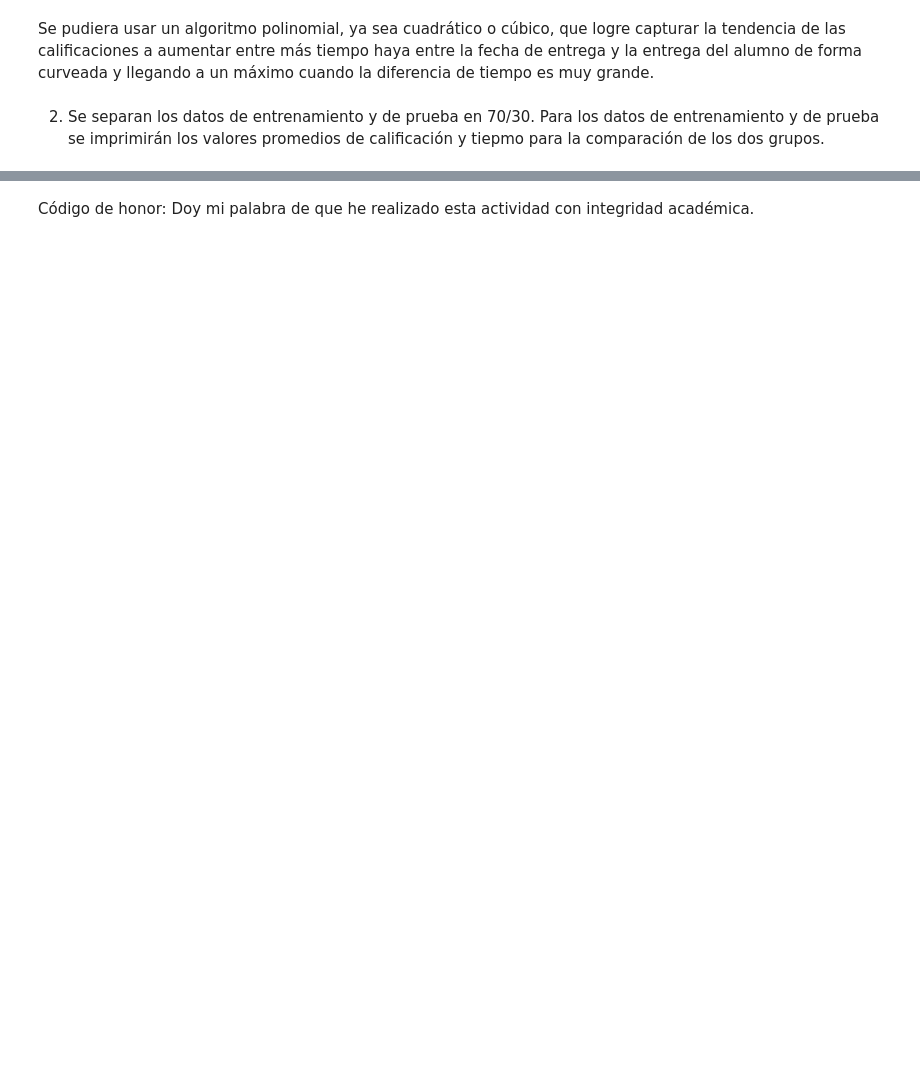
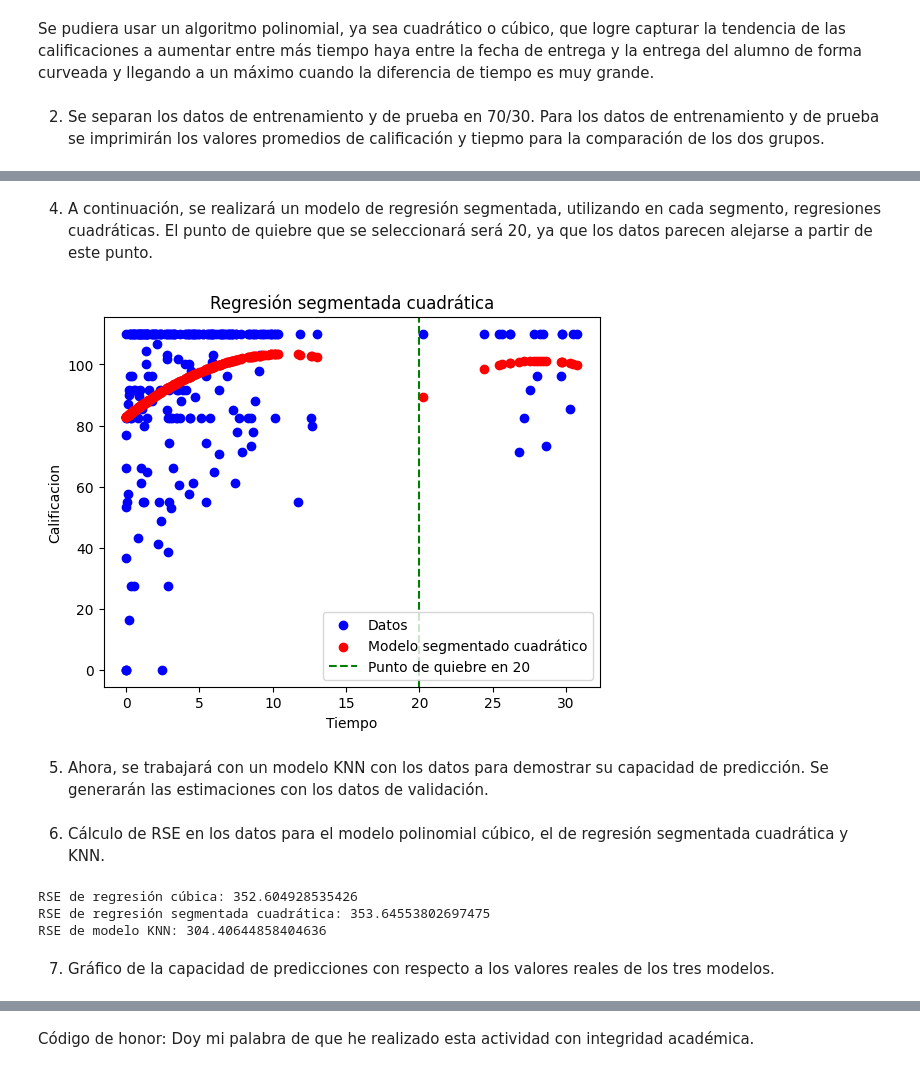
Before and after one commit to joe-chic/inteligencia_artificial_I, a Jupyter notebook: A1.6/A1.6 504065.ipynb, the cells around one changed output, grey strips where cells are left out. Cells and saved outputs as stored; diff of their text form; code cells hidden in the pictures; blank space fills up the shorter version.

```diff
--- a/A1.6/A1.6 504065.ipynb
+++ b/A1.6/A1.6 504065.ipynb
@@ -95,0 +181,35 @@ ValueError: Expected a 2-dimensional container but got <class 'pandas.core.serie
+# %% [markdown]
+4. A continuación, se realizará un modelo de regresión segmentada, utilizando en cada segmento, regresiones cuadráticas. El punto de quiebre que se seleccionará será 20, ya que los datos parecen alejarse a partir de este punto.
+# %%
+X_np = X_train.values.reshape(-1, 1)
+
+knot = 20
+
+X_transformed = np.hstack([
+    X_np,  # Original feature (Tiempo)
+    X_np**2,  # Quadratic term for the first segment
+    np.maximum(0, X_np - knot),  # Linear term for the second segment
+    np.maximum(0, X_np - knot)**2  # Quadratic term for the second segment
+])
+
+X_transformed = X_transformed.reshape(-1, 4)  # 4 columns (4 features)
+
+model = LinearRegression()
+model.fit(X_transformed, Y_train)
+
+Y_pred_segmented = model.predict(X_transformed)
+
+plt.scatter(X_np, Y_train, color='blue', label='Datos')
+plt.scatter(X_np, Y_pred_segmented, color='red', label='Modelo segmentado cuadrático')
+plt.axvline(x=knot, color='green', linestyle='--', label='Punto de quiebre en 20')
+plt.xlabel('Tiempo')
+plt.ylabel('Calificacion')
+plt.title('Regresión segmentada cuadrática')
+plt.legend()
+plt.show()
+
+RSE_segmented = np.sqrt(np.sum((Y_train - Y_pred_segmented) ** 2))
+# %% [output]
+[figure, added]
+# %% [markdown]
+5. Ahora, se trabajará con un modelo KNN con los datos para demostrar su capacidad de predicción. Se generarán las estimaciones con los datos de validación.
@@ -95,0 +227,12 @@ ValueError: Expected a 2-dimensional container but got <class 'pandas.core.serie
+# %% [markdown]
+6. Cálculo de RSE en los datos para el modelo polinomial cúbico, el de regresión segmentada cuadrática y KNN.
+# %%
+print(f"RSE de regresión cúbica: {RSE_poly}")
+print(f"RSE de regresión segmentada cuadrática: {RSE_segmented}")
+print(f"RSE de modelo KNN: {RSE_knn}")
+# %% [output]
+RSE de regresión cúbica: 352.604928535426
+RSE de regresión segmentada cuadrática: 353.64553802697475
+RSE de modelo KNN: 304.40644858404636
+# %% [markdown]
+7. Gráfico de la capacidad de predicciones con respecto a los valores reales de los tres modelos.
```
Also changed, not shown: parts of 14 cells of this notebook, 1 other file.
